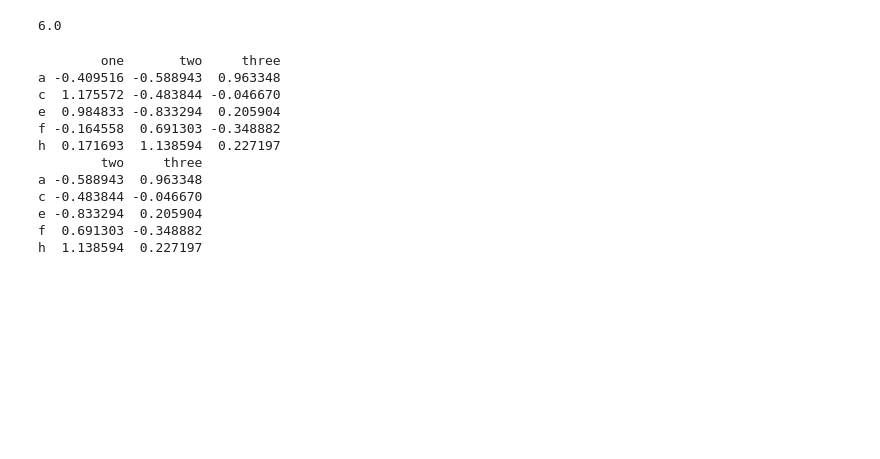
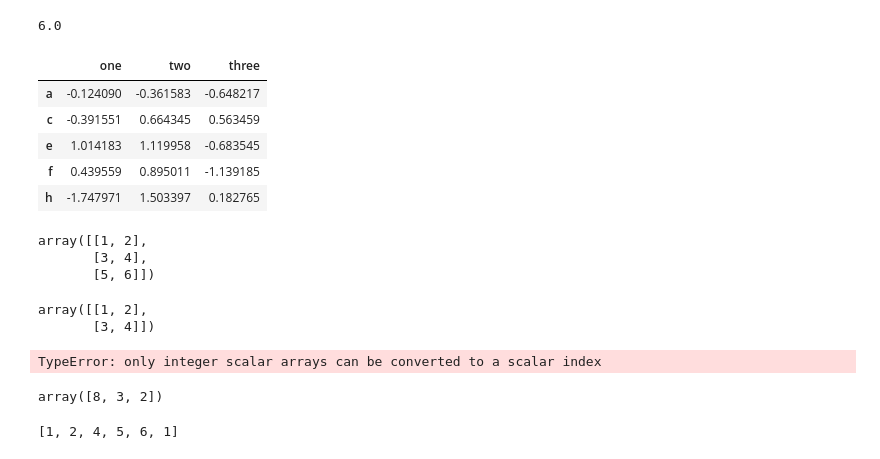
Before and after one commit to yinghuali/GraphPrior, a Jupyter notebook: Test.ipynb, the cells around one changed output. Saved outputs shown, nothing was run; the diff lists cells and outputs as text; code cells hidden in the pictures; blank space fills up the shorter version.

```diff
--- a/Test.ipynb
+++ b/Test.ipynb
@@ -97,20 +97,37 @@ max(np.array([0.1, 0.4, 6, 2]))
 # %%
 import pandas as pd
 df = pd.DataFrame(np.random.randn(5, 3), index=['a', 'c', 'e', 'f', 'h'],
                   columns=['one', 'two', 'three'])#创建一个数据表格
-print(df)
-del df["one"]
-print(df)
+df
 # %% [output]
-        one       two     three
-a -0.409516 -0.588943  0.963348
-c  1.175572 -0.483844 -0.046670
-e  0.984833 -0.833294  0.205904
-f -0.164558  0.691303 -0.348882
-h  0.171693  1.138594  0.227197
-        two     three
-a -0.588943  0.963348
-c -0.483844 -0.046670
-e -0.833294  0.205904
-f  0.691303 -0.348882
-h  1.138594  0.227197
+|  | one | two | three |
+| a | -0.124090 | -0.361583 | -0.648217 |
+| c | -0.391551 | 0.664345 | 0.563459 |
+| e | 1.014183 | 1.119958 | -0.683545 |
+| f | 0.439559 | 0.895011 | -1.139185 |
+| h | -1.747971 | 1.503397 | 0.182765 |
+# %%
+x = np.array([[1,2], [3,4], [5,6]])
+x
+# %% [output]
+array([[1, 2],
+       [3, 4],
+       [5, 6]])
+# %%
+x[np.array([0,1])]
+# %% [output]
+array([[1, 2],
+       [3, 4]])
+# %%
+a = ['a', 'b', 'c', 'd']
+a[np.array([0,2,3])]
+# %% [output]
+TypeError: only integer scalar arrays can be converted to a scalar index
+# %%
+np.random.randint(0, 9, 3)
+# %% [output]
+array([8, 3, 2])
+# %%
+[]+[1,2]+[4,5,6]+[1]
+# %% [output]
+[1, 2, 4, 5, 6, 1]
```
Also changed, not shown: parts of 2 cells of this notebook, 11 other files.
